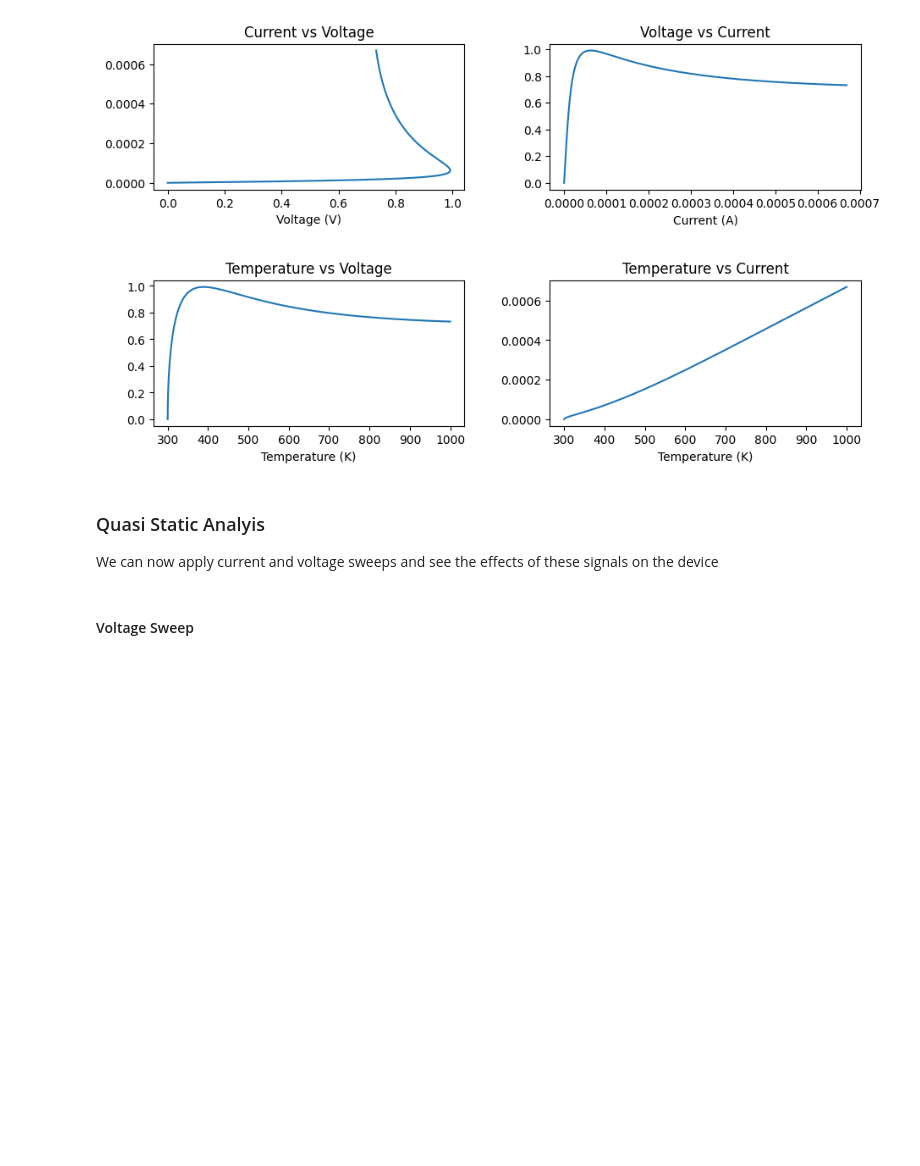
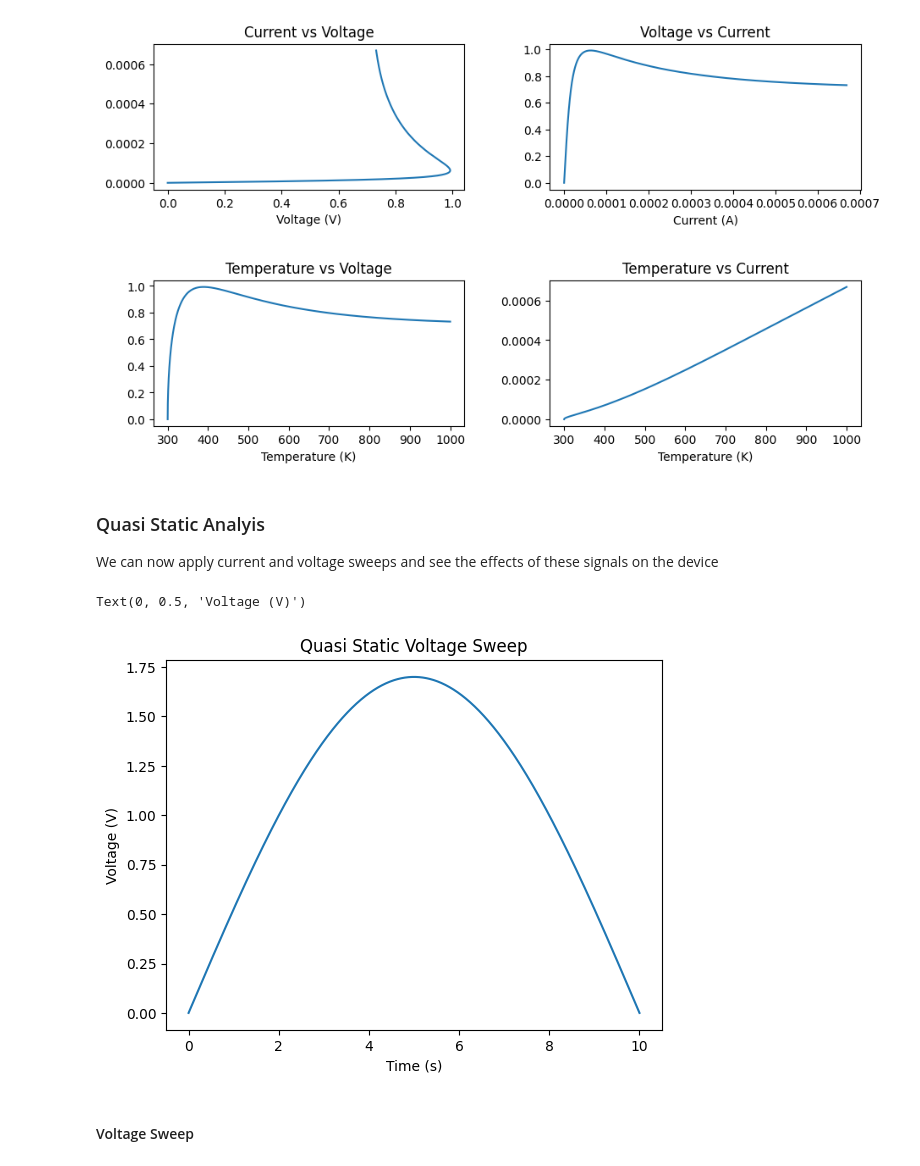
Before and after one commit to Sumalyo/MONN_work, a Jupyter notebook: Memristor_Tasks.ipynb, the cells around one changed output. Drawn from its saved outputs; the diff is of its cells as text; code cells hidden in the pictures; blank space fills up the shorter version.

```diff
--- a/Memristor_Tasks.ipynb
+++ b/Memristor_Tasks.ipynb
@@ -157,10 +105,8 @@ plt.show()
 # %% [markdown]
 ### Quasi Static Analyis
 We can now apply current and voltage sweeps and see the effects of these signals on the device
-# %%
-def sweep_gen_v(t,t_final):
-    peak = 2.0
-    if t < t_final / 2:
-        return (peak / (t_final / 2)) * t
-    else:
-        return peak - (peak / (t_final / 2)) * (t - t_final / 2)
+# %%
+def sweep_gen_v(t,t_final):
+    peak = 1.7
+    val = peak*np.sin(np.pi*t/t_final)
+    return abs(val)
@@ -167,3 +122,15 @@ def sweep_gen_v(t,t_final):
+# %%
+#plot sweeo_gen_v
+t_final = 10
+t_span = (0, t_final)
+t_eval = np.linspace(0, t_final, 1000)
+plt.plot(t_eval, [sweep_gen_v(ti,t_final) for ti in t_eval])
+plt.title("Quasi Static Voltage Sweep")
+plt.xlabel("Time (s)")
+plt.ylabel("Voltage (V)")
+# %% [output]
+Text(0, 0.5, 'Voltage (V)')
+[figure, added]
 # %%
 def sweep_gen_I(t,t_final):
     peak = 0.003
```
Also changed, not shown: parts of 12 cells of this notebook.
